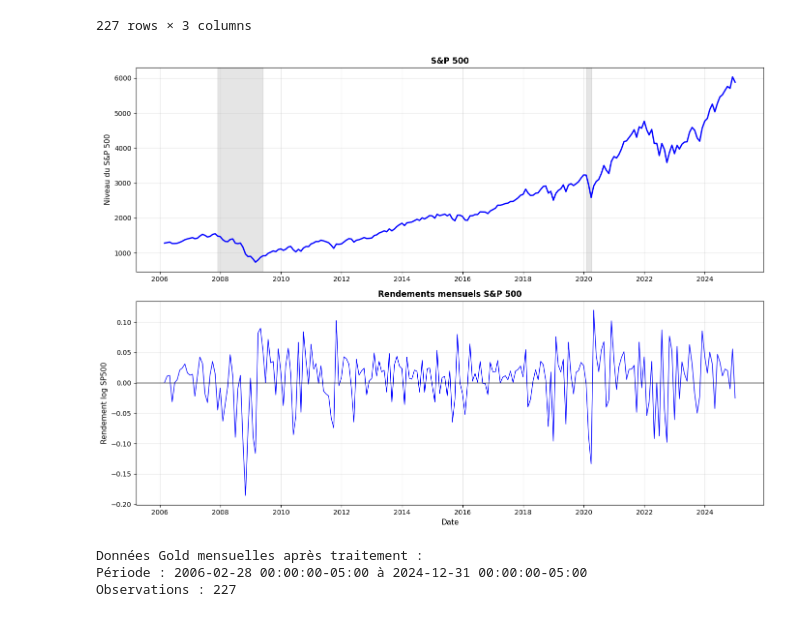
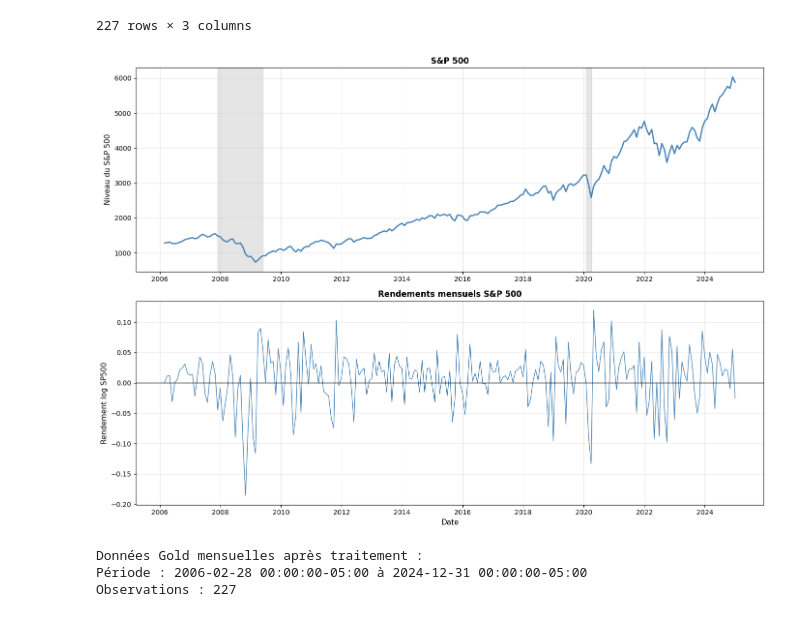
Before and after one commit to Lilas-Bertot/ETUDE-DE-CAS-2, a Jupyter notebook: Étude de cas 2.ipynb, the cells around one changed output. Drawn from its saved outputs; the diff is of its cells as text; code cells hidden in the pictures.

```diff
--- a/Étude de cas 2.ipynb
+++ b/Étude de cas 2.ipynb
@@ -944,29 +944,29 @@ Name: sp500_return, dtype: Float64
 # %%
 # Graphiques S&P 500
 fig, (ax1, ax2) = plt.subplots(2, 1, figsize=(14, 10))
 
 # Évolution niveau du S&P 500
-ax1.plot(sp500_monthly['date'], sp500_monthly['SP500'], linewidth=2, color='blue')
+ax1.plot(sp500_monthly['date'], sp500_monthly['SP500'], linewidth=2, color='steelblue')
 ax1.set_title('S&P 500', fontsize=12, fontweight='bold')
 ax1.set_ylabel('Niveau du S&P 500', fontsize=11)
 ax1.grid(True, alpha=0.3)
 
 # Zones récessions majeures
 ax1.axvspan(pd.Timestamp('2007-12-01'), pd.Timestamp('2009-06-01'), alpha=0.2, color='grey')
 ax1.axvspan(pd.Timestamp('2020-02-01'), pd.Timestamp('2020-04-01'), alpha=0.2, color='grey')
 
 # Rendements mensuels
-ax2.plot(sp500_monthly['date'], sp500_monthly['sp500_return'], linewidth=1, color='blue')
+ax2.plot(sp500_monthly['date'], sp500_monthly['sp500_return'], linewidth=1, color='steelblue')
 ax2.set_title('Rendements mensuels S&P 500', fontsize=12, fontweight='bold')
 ax2.set_xlabel('Date', fontsize=11)
 ax2.set_ylabel('Rendement log SP500', fontsize=11)
 ax2.grid(True, alpha=0.3)
 ax2.axhline(y=0, color='black', linestyle='-', alpha=0.5)
 
 plt.tight_layout()
 plt.show()
 # %% [output]
-[figure, old version]
+[figure, new version]
 # %%
 # Télécharger les données Gold futures avec Yahoo Finance
 gold_ticker = yf.Ticker("GC=F")
```
Also changed, not shown: parts of 4 cells of this notebook.
